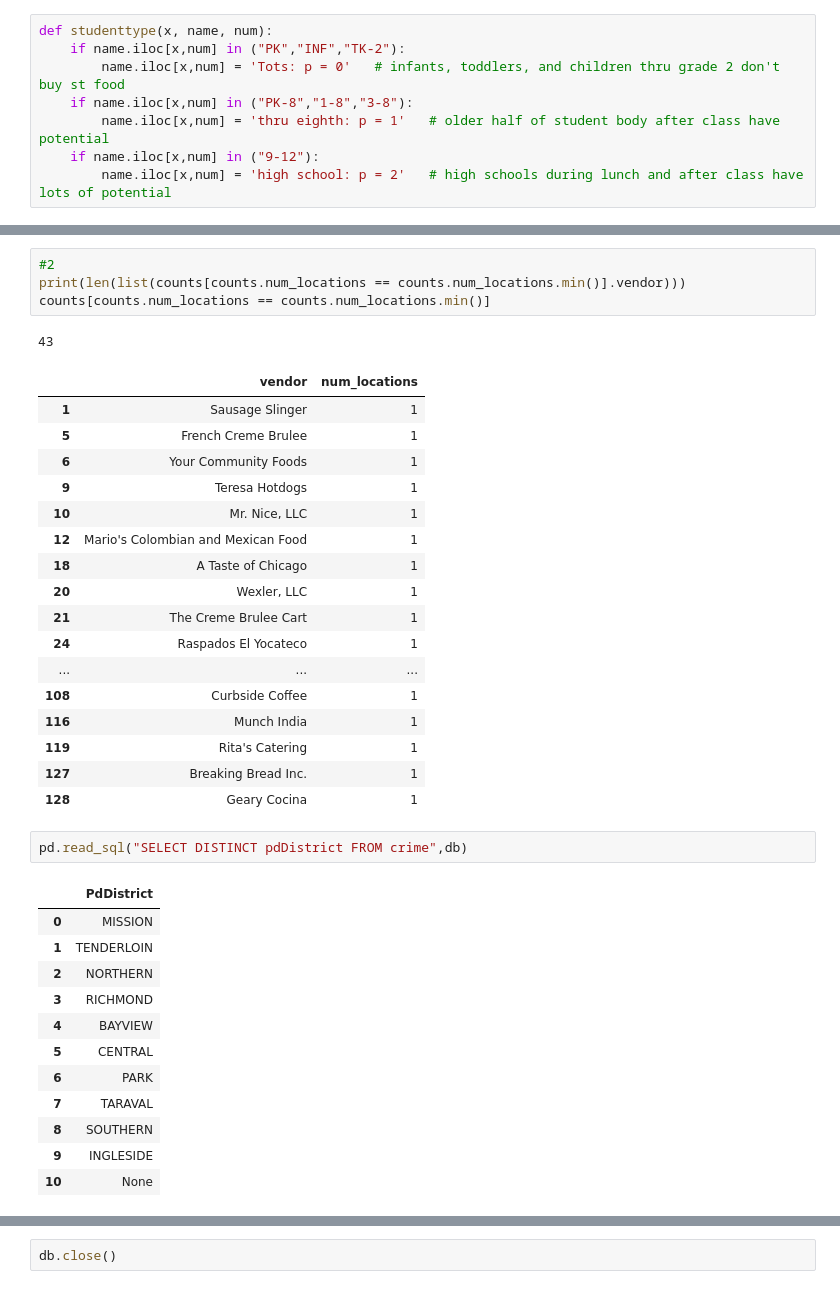
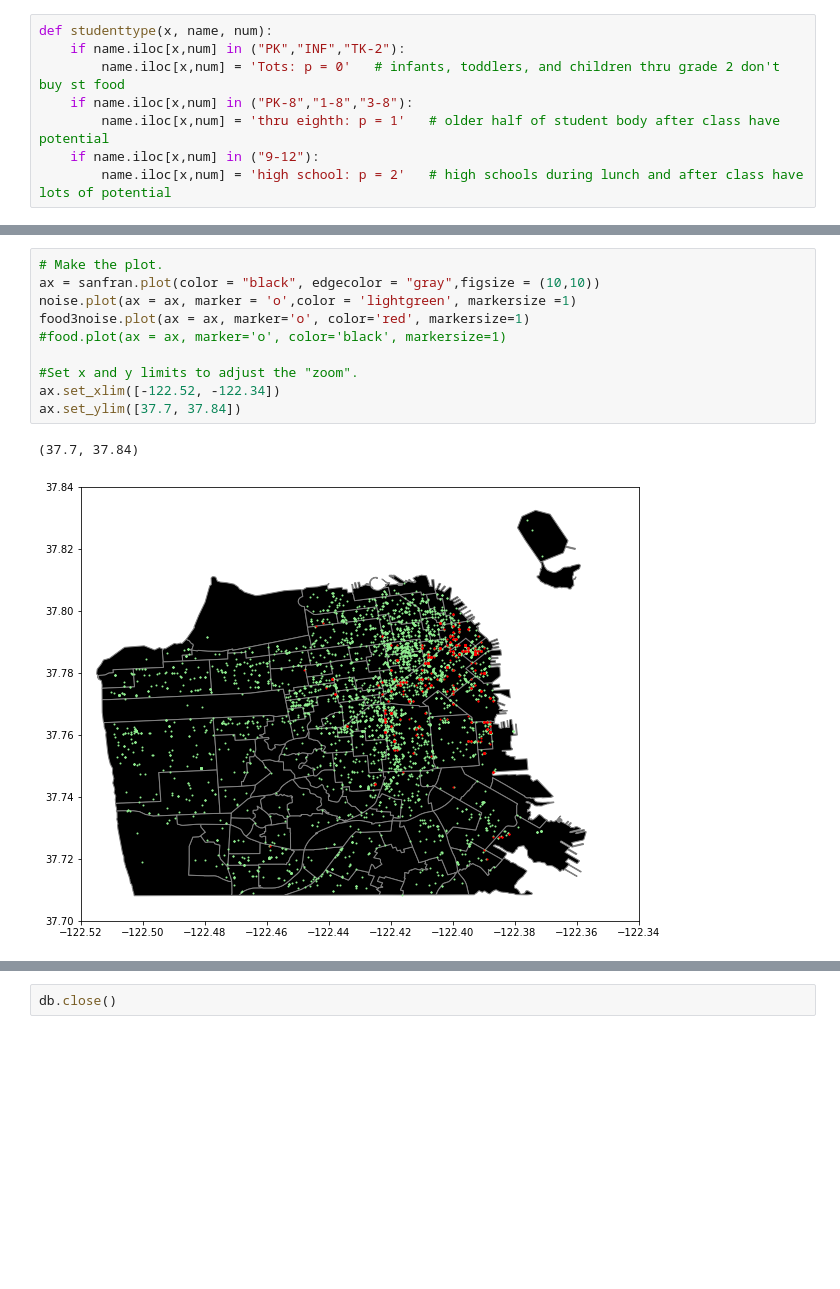
Before and after one commit to stelmanj/sta141b-hw5, a Jupyter notebook: hw5.ipynb, the cells around one changed output, grey strips where cells are left out. Cells and saved outputs as stored; diff of their text form; blank space fills up the shorter version.

```diff
--- a/hw5.ipynb
+++ b/hw5.ipynb
@@ -349,38 +387,13 @@ noise3.head()
-# %%
-#2
-print(len(list(counts[counts.num_locations == counts.num_locations.min()].vendor)))
-counts[counts.num_locations == counts.num_locations.min()]
-# %% [output]
-43
-|  | vendor | num_locations |
-| 1 | Sausage Slinger | 1 |
-| 5 | French Creme Brulee | 1 |
-| 6 | Your Community Foods | 1 |
-| 9 | Teresa Hotdogs | 1 |
-| 10 | Mr. Nice, LLC | 1 |
-| 12 | Mario's Colombian and Mexican Food | 1 |
-| 18 | A Taste of Chicago | 1 |
-| 20 | Wexler, LLC | 1 |
-| 21 | The Creme Brulee Cart | 1 |
-| 24 | Raspados El Yocateco | 1 |
-| ... | ... | ... |
-| 108 | Curbside Coffee | 1 |
-| 116 | Munch India | 1 |
-| 119 | Rita's Catering | 1 |
-| 127 | Breaking Bread Inc. | 1 |
-| 128 | Geary Cocina | 1 |
-# %%
-pd.read_sql("SELECT DISTINCT pdDistrict FROM crime",db)
-# %% [output]
-|  | PdDistrict |
-| 0 | MISSION |
-| 1 | TENDERLOIN |
-| 2 | NORTHERN |
-| 3 | RICHMOND |
-| 4 | BAYVIEW |
-| 5 | CENTRAL |
-| 6 | PARK |
-| 7 | TARAVAL |
-| 8 | SOUTHERN |
-| 9 | INGLESIDE |
-| 10 | None |
+# %%
+# Make the plot.
+ax = sanfran.plot(color = "black", edgecolor = "gray",figsize = (10,10))
+noise.plot(ax = ax, marker = 'o',color = 'lightgreen', markersize =1)
+food3noise.plot(ax = ax, marker='o', color='red', markersize=1)
+#food.plot(ax = ax, marker='o', color='black', markersize=1)
+
+#Set x and y limits to adjust the "zoom".
+ax.set_xlim([-122.52, -122.34])
+ax.set_ylim([37.7, 37.84])
+# %% [output]
+(37.7, 37.84)
+[figure, added]
```
Also changed, not shown: parts of 37 cells of this notebook.
